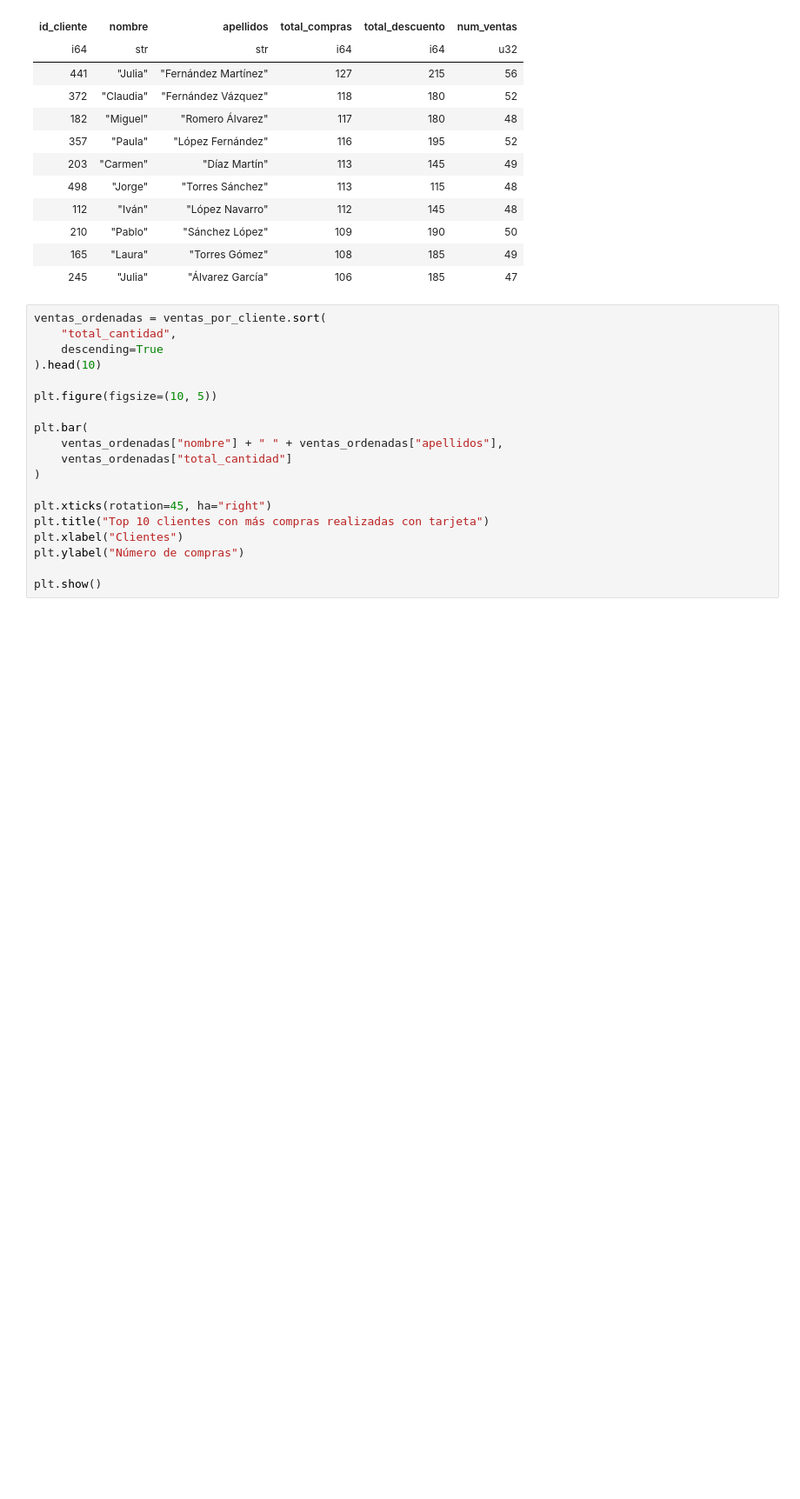
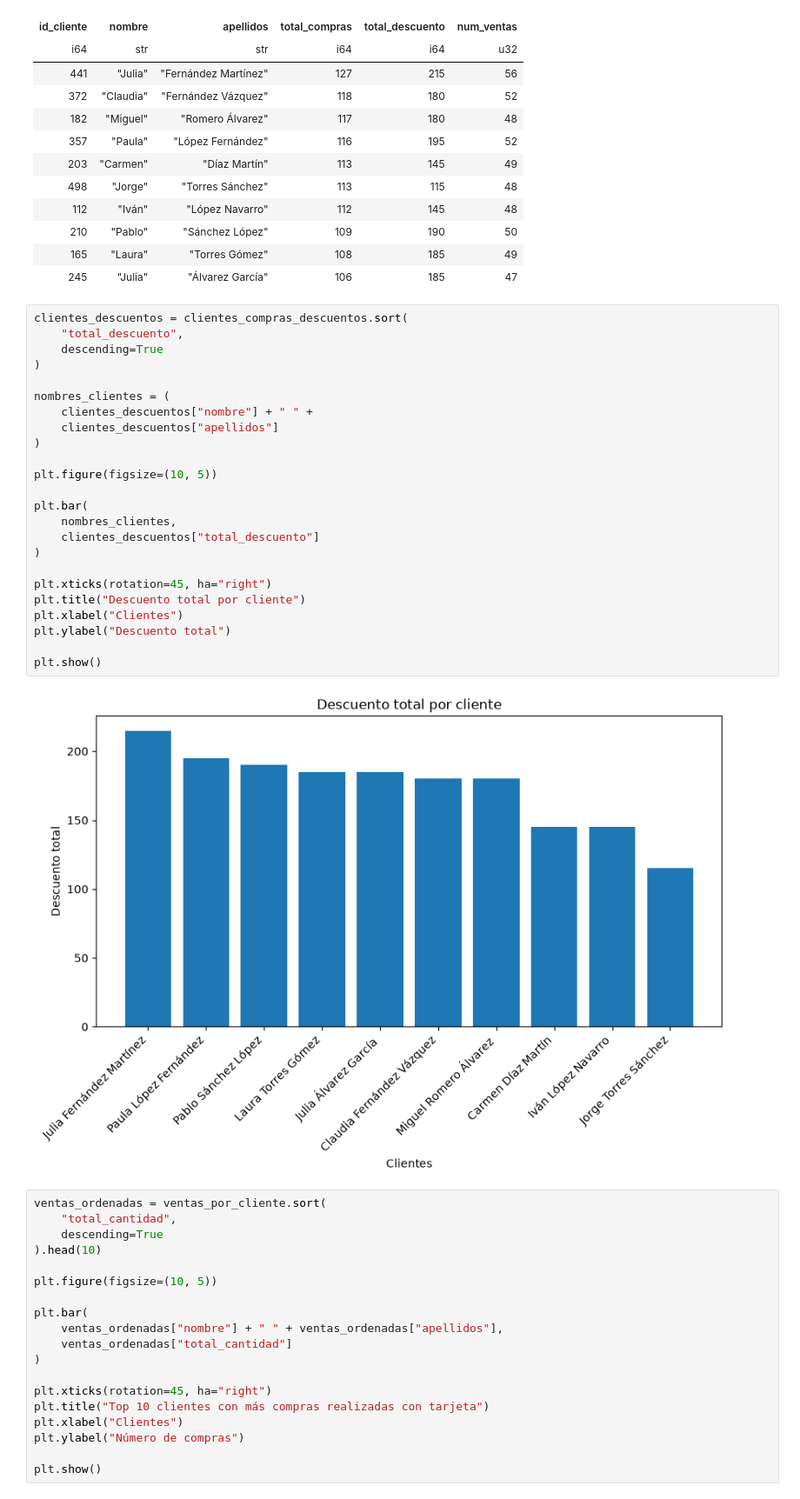
Before and after one commit to JoonGut/sistemas_bd, a Jupyter notebook: bd2/notebook4.ipynb, the cells around one changed output. Shown at 87% size. Cells and saved outputs as stored; diff of their text form; blank space fills up the shorter version.

```diff
--- a/bd2/notebook4.ipynb
+++ b/bd2/notebook4.ipynb
@@ -350,6 +398,32 @@ shape: (10, 6)
 | 210 | "Pablo" | "Sánchez López" | 109 | 190 | 50 |
 | 165 | "Laura" | "Torres Gómez" | 108 | 185 | 49 |
 | 245 | "Julia" | "Álvarez García" | 106 | 185 | 47 |
+# %%
+clientes_descuentos = clientes_compras_descuentos.sort(
+    "total_descuento",
+    descending=True
+)
+
+nombres_clientes = (
+    clientes_descuentos["nombre"] + " " +
+    clientes_descuentos["apellidos"]
+)
+
+plt.figure(figsize=(10, 5))
+
+plt.bar(
+    nombres_clientes,
+    clientes_descuentos["total_descuento"]
+)
+
+plt.xticks(rotation=45, ha="right")
+plt.title("Descuento total por cliente")
+plt.xlabel("Clientes")
+plt.ylabel("Descuento total")
+
+plt.show()
+# %% [output]
+[figure, added]
 # %%
 ventas_ordenadas = ventas_por_cliente.sort(
     "total_cantidad",
```
Also changed, not shown: parts of 2 cells of this notebook.
